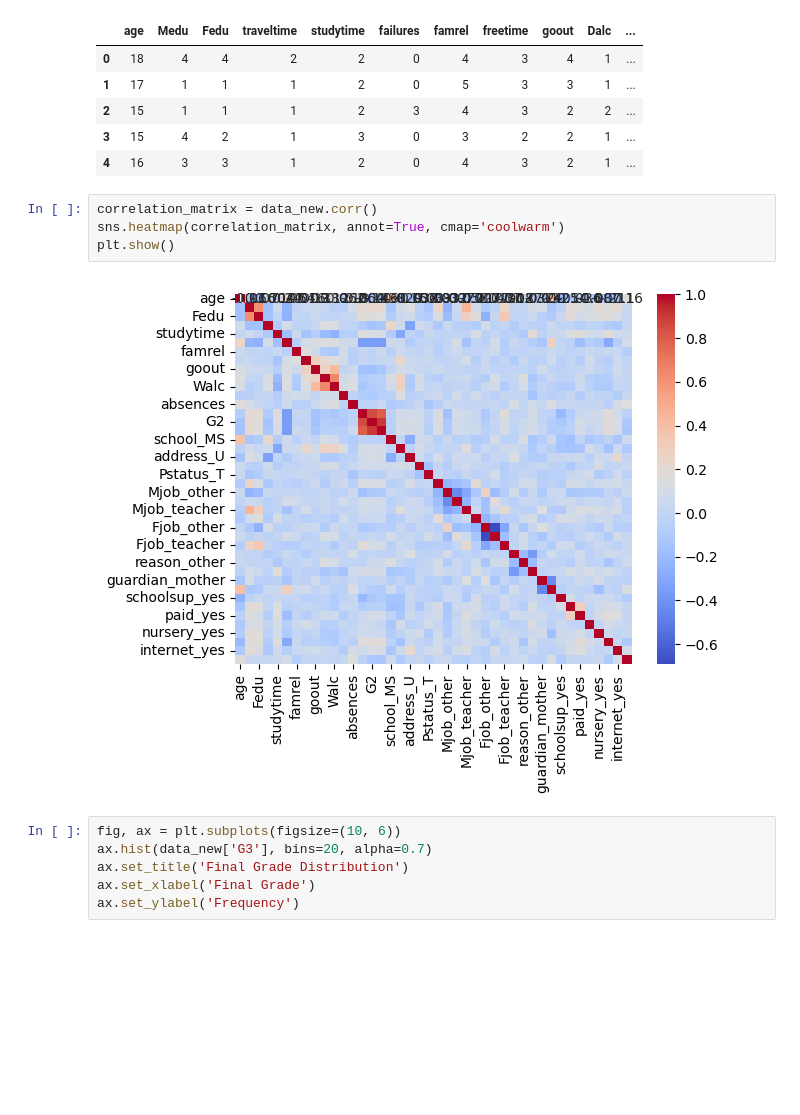
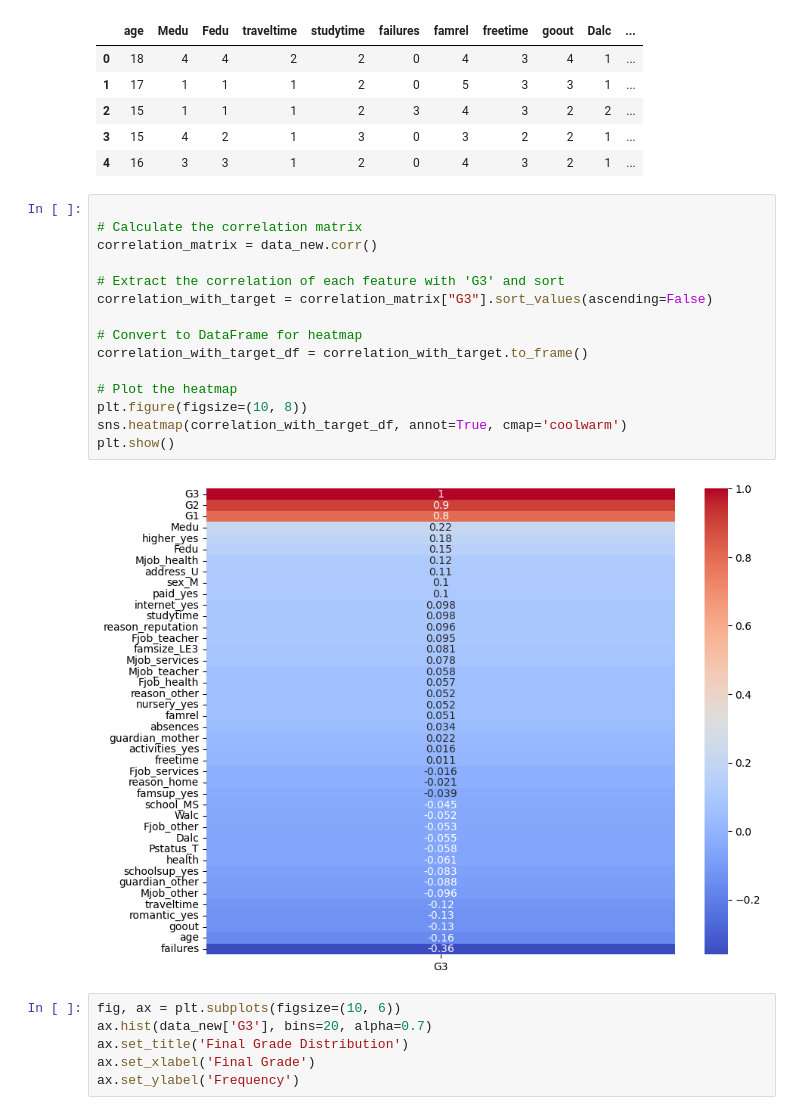
Before and after one commit to AsifNibir/Student-Grade-Prediction, a Jupyter notebook: notebook_student.ipynb, the cells around one changed output. Cells and saved outputs as stored; diff of their text form; blank space fills up the shorter version.

```diff
--- a/notebook_student.ipynb
+++ b/notebook_student.ipynb
@@ -111,12 +111,23 @@ data_new.head()
 | 2 | 15 | 1 | 1 | 1 | 2 | 3 | 4 | 3 | 2 | 2 | ... |
 | 3 | 15 | 4 | 2 | 1 | 3 | 0 | 3 | 2 | 2 | 1 | ... |
 | 4 | 16 | 3 | 3 | 1 | 2 | 0 | 4 | 3 | 2 | 1 | ... |
-# %%
-correlation_matrix = data_new.corr()
-sns.heatmap(correlation_matrix, annot=True, cmap='coolwarm')
-plt.show()
-# %% [output]
-[figure, removed]
+# %%
+
+# Calculate the correlation matrix
+correlation_matrix = data_new.corr()
+
+# Extract the correlation of each feature with 'G3' and sort
+correlation_with_target = correlation_matrix["G3"].sort_values(ascending=False)
+
+# Convert to DataFrame for heatmap
+correlation_with_target_df = correlation_with_target.to_frame()
+
+# Plot the heatmap
+plt.figure(figsize=(10, 8))
+sns.heatmap(correlation_with_target_df, annot=True, cmap='coolwarm')
+plt.show()
+# %% [output]
+[figure, added]
 # %%
 fig, ax = plt.subplots(figsize=(10, 6))
 ax.hist(data_new['G3'], bins=20, alpha=0.7)
```
Also changed, not shown: parts of 3 cells of this notebook.
